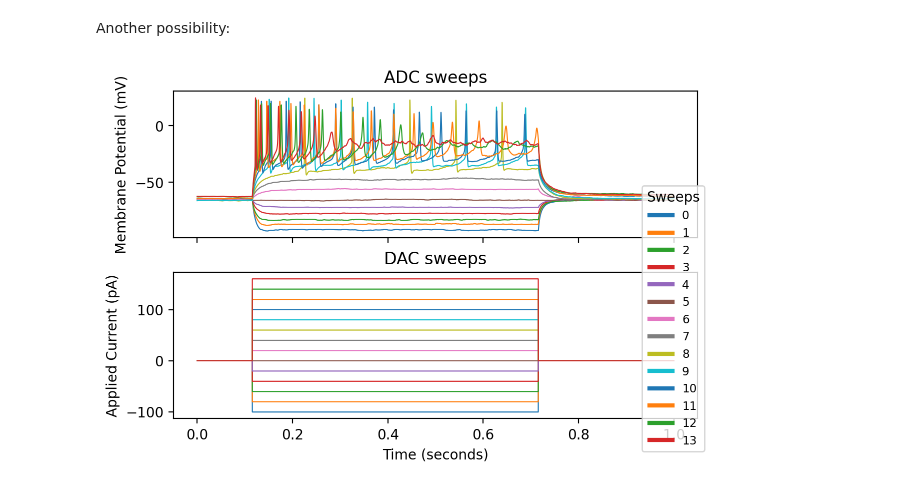
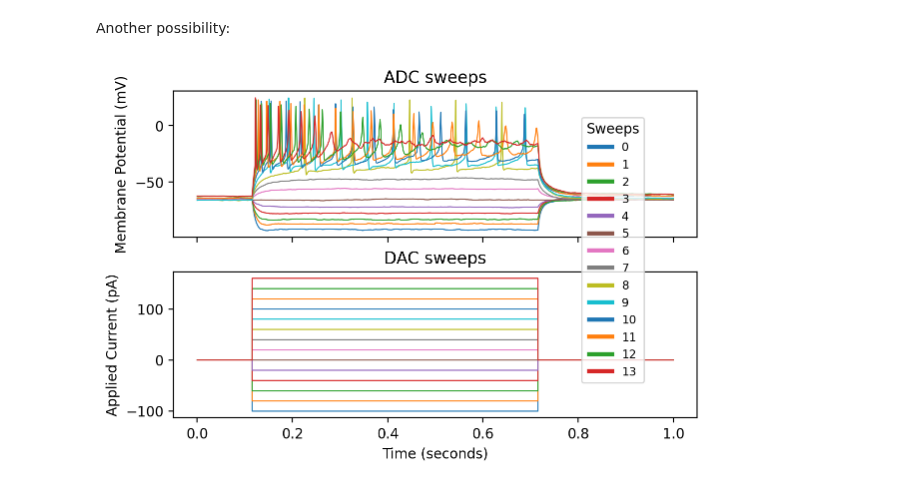
Before and after one commit to fabien-campillo/data-science-spikes, a Jupyter notebook: 4_pyabf.ipynb, the cells around one changed output. Saved outputs shown, nothing was run; the diff lists cells and outputs as text; code cells hidden in the pictures.

```diff
--- a/4_pyabf.ipynb
+++ b/4_pyabf.ipynb
@@ -229,8 +230,10 @@ this configuration, known as the inline backend, helps achieve a balance between
 import warnings  # needed for filterwarnings
 warnings.filterwarnings("ignore", category=FutureWarning, module="seaborn")
 
+mpl.rcParams['figure.figsize'] = (6, 3)
+
 # Create a figure with two subplots (1 row, 2 columns), sharing x-axis
-fig, axes = plt.subplots(1, 2, figsize=(7, 3), sharex=True)
+fig, axes = plt.subplots(1, 2, sharex=True)
 
 # Plot histogram on the first subplot
 axes[0].hist(data, bins=50, edgecolor='black', alpha=0.7)
@@ -258,8 +261,11 @@ color_adc = "C0"
 color_dac = "C3"
 my_lw = 0.8
 
+mpl.rcParams['figure.figsize'] = (6, 4)
+
+
 # Create the figure
-fig, ax1 = plt.subplots(figsize=(6, 4))
+fig, ax1 = plt.subplots()
 
 # Plot the recorded curve (ADC) on the left axis
 ax1.plot(abf.sweepX, abf.sweepY, color=color_adc, lw=my_lw, label="ADC waveform")
@@ -339,9 +342,9 @@ Another possibility:
 # %%
 from utils.plots import plot_abf_sweeps_with_legend
 
 fig, (ax1, ax2) = plot_abf_sweeps_with_legend(
-    abf, figsize=(6,4), legend_loc='upper left', legend_bbox=(0.9, 0.7), legend_pad=0
+    abf, legend_loc='upper left', legend_bbox=(0.8, 0.87), legend_pad=0
 )
 plt.show()
 # %% [output]
-[figure, old version]
+[figure, new version]
```
Also changed, not shown: parts of 5 cells of this notebook, 4 other files.
